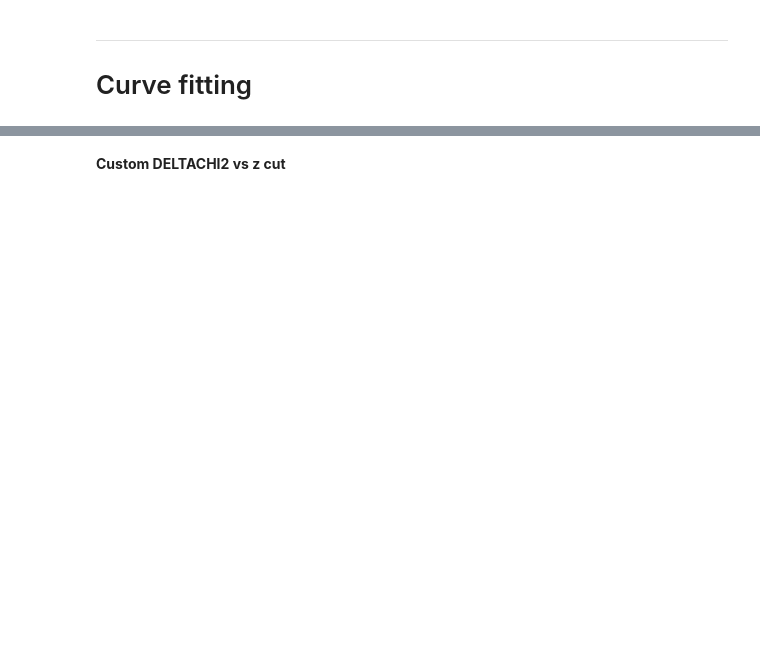
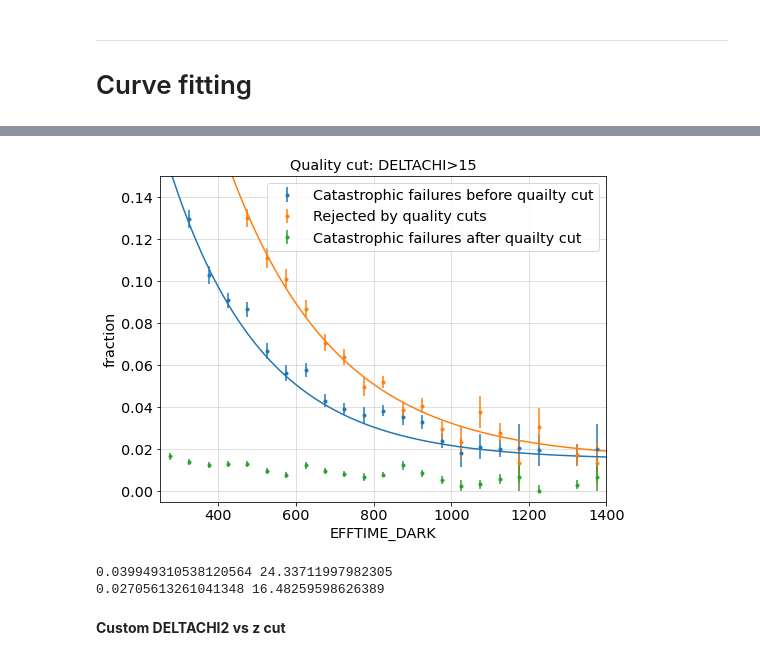
Before and after one commit to rongpu/desi-targets, a Jupyter notebook: sv/final_selection/failure_rate_vs_efftime.ipynb, the cells around one changed output, grey strips where cells are left out. Saved outputs shown, nothing was run; the diff lists cells and outputs as text; code cells hidden in the pictures; blank space fills up the shorter version.

```diff
--- a/sv/final_selection/failure_rate_vs_efftime.ipynb
+++ b/sv/final_selection/failure_rate_vs_efftime.ipynb
@@ -350,37 +378,42 @@ plt.show()
 # %%
 plt.figure(figsize=(8, 6))
 
 x = np.linspace(0, 2000, 1000)
-y = np.exp(-(x+200)/250)+0.01
-y1 = np.exp(-(x+100)/280)+0.01
+y = np.exp(-(x+200)/240)+0.015
+y1 = np.exp(-(x+115)/275)+0.015
 
 plt.errorbar(bin_center, bin_fail_rate,
              yerr=(np.clip(bin_fail_rate_err, None, bin_fail_rate), bin_fail_rate_err),
-             fmt='.', label='Catastrophic failures before quailty cuts')
+             fmt='.', label='Catastrophic failures before quailty cut', color='C0')
 plt.errorbar(bin_center, bin_reject_rate,
              yerr=(np.clip(bin_reject_rate_err, None, bin_reject_rate), bin_reject_rate_err),
-             fmt='.', label='Rejected by quality cuts')
+             fmt='.', label='Rejected by quality cuts', color='C1')
 plt.errorbar(bin_center, bin_still_fail_rate,
              yerr=(np.clip(bin_still_fail_rate_err, None, bin_still_fail_rate), bin_still_fail_rate_err),
-             fmt='.', label='Catastrophic failures after quailty cuts')
+             fmt='.', label='Catastrophic failures after quailty cut', color='C2')
 
-plt.plot(x, y)
-plt.plot(x, y1)
+plt.plot(x, y, color='C0')
+plt.plot(x, y1, color='C1')
 
 plt.xlabel('EFFTIME_DARK')
 plt.ylabel('fraction')
 plt.grid(alpha=0.5)
 plt.legend(loc='upper right')
 plt.title('Quality cut: DELTACHI>15')
 # plt.axis([-50, 1400, 0, .7])
-plt.axis([250, 1400, -0.01, 0.2])
+plt.axis([250, 1400, -0.005, 0.15])
 plt.show()
+# %% [output]
+[figure, added]
 # %%
 x = 900
-print(np.exp(-(x+100)/280)+0.01, (np.exp(-(x+100)/280)+0.01)*609.2)
+print(np.exp(-(x+115)/275)+0.015, (np.exp(-(x+115)/275)+0.015)*609.2)
 
 x = 1100
-print(np.exp(-(x+100)/280)+0.01, (np.exp(-(x+100)/280)+0.01)*609.2)
+print(np.exp(-(x+115)/275)+0.015, (np.exp(-(x+115)/275)+0.015)*609.2)
+# %% [output]
+0.039949310538120564 24.33711997982305
+0.02705613261041348 16.48259598626389
 # %% [markdown]
 __Custom DELTACHI2 vs z cut__
 # %%
```
Also changed, not shown: parts of 14 cells of this notebook, 3 other files.
